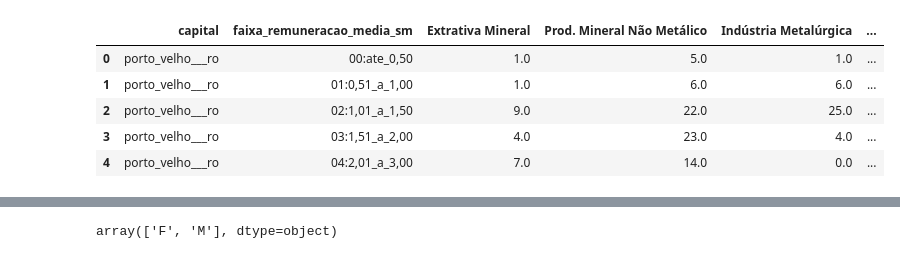
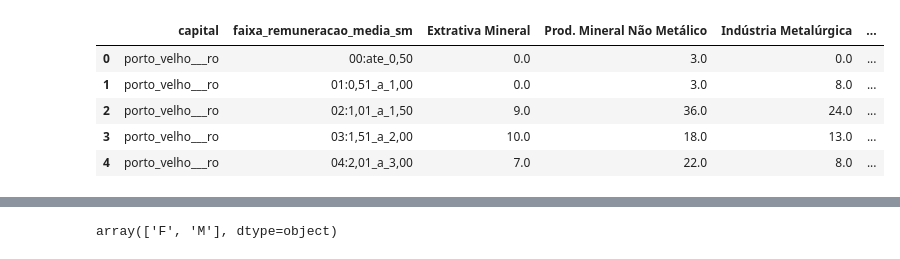
Before and after one commit to luisabolsonisousa/rais_ingestion, a Jupyter notebook: rais_dados/new_data/only_one_file/inner_files.ipynb, the cells around one changed output, grey strips where cells are left out. Saved outputs shown, nothing was run; the diff lists cells and outputs as text; code cells hidden in the pictures.

```diff
--- a/rais_dados/new_data/only_one_file/inner_files.ipynb
+++ b/rais_dados/new_data/only_one_file/inner_files.ipynb
@@ -90,13 +63,13 @@ vinculo.head()
 # %%
-setor = pd.read_csv("IBGE_setor.csv")
+setor = pd.read_csv("ibge.csv")
 #ok
 
 setor.head()
 # %% [output]
 |  | capital | faixa_remuneracao_media_sm | Extrativa Mineral | Prod. Mineral Não Metálico | Indústria Metalúrgica | ... |
-| 0 | porto_velho___ro | 00:ate_0,50 | 1.0 | 5.0 | 1.0 | ... |
-| 1 | porto_velho___ro | 01:0,51_a_1,00 | 1.0 | 6.0 | 6.0 | ... |
-| 2 | porto_velho___ro | 02:1,01_a_1,50 | 9.0 | 22.0 | 25.0 | ... |
-| 3 | porto_velho___ro | 03:1,51_a_2,00 | 4.0 | 23.0 | 4.0 | ... |
-| 4 | porto_velho___ro | 04:2,01_a_3,00 | 7.0 | 14.0 | 0.0 | ... |
+| 0 | porto_velho___ro | 00:ate_0,50 | 0.0 | 3.0 | 0.0 | ... |
+| 1 | porto_velho___ro | 01:0,51_a_1,00 | 0.0 | 3.0 | 8.0 | ... |
+| 2 | porto_velho___ro | 02:1,01_a_1,50 | 9.0 | 36.0 | 24.0 | ... |
+| 3 | porto_velho___ro | 03:1,51_a_2,00 | 10.0 | 18.0 | 13.0 | ... |
+| 4 | porto_velho___ro | 04:2,01_a_3,00 | 7.0 | 22.0 | 8.0 | ... |
 # %%
```
Also changed, not shown: parts of 10 cells of this notebook, 8 other files.
